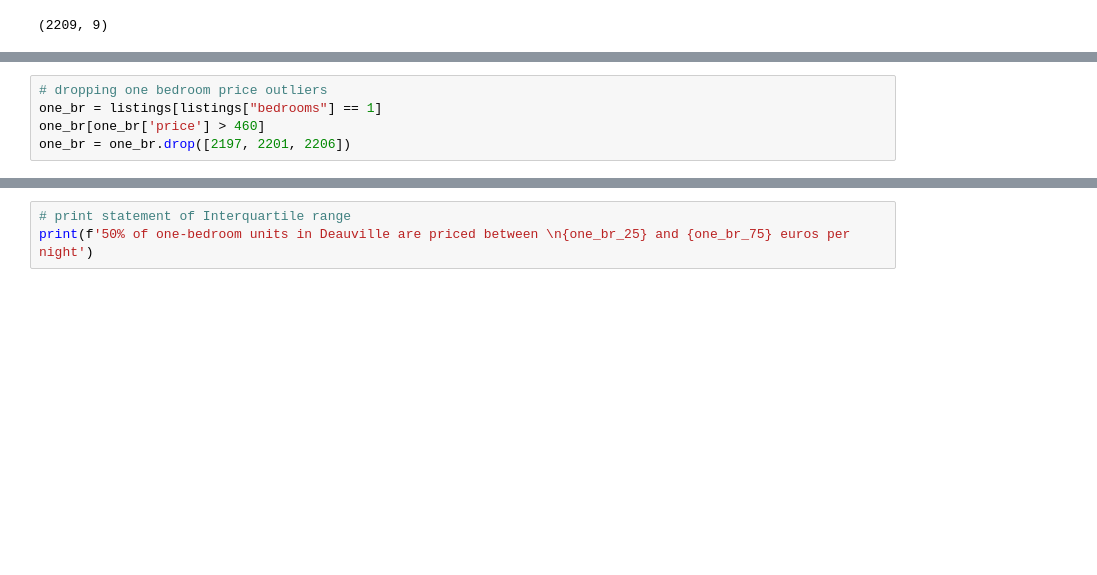
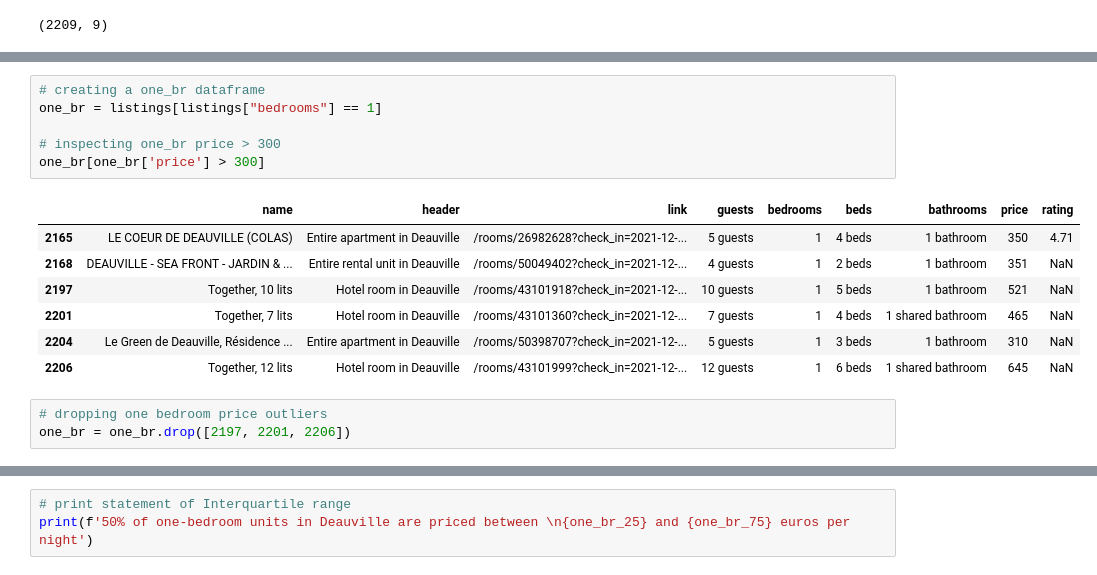
Before and after one commit to databooter/Airbnb_Scraper, a Jupyter notebook: EDA/One_Bedrooms_EDA_Deauville.ipynb, the cells around one changed output, grey strips where cells are left out. Saved outputs shown, nothing was run; the diff lists cells and outputs as text; blank space fills up the shorter version.

```diff
--- a/EDA/One_Bedrooms_EDA_Deauville.ipynb
+++ b/EDA/One_Bedrooms_EDA_Deauville.ipynb
@@ -71,5 +89,17 @@ plt.show()
+# %%
+# creating a one_br dataframe
+one_br = listings[listings["bedrooms"] == 1]
+
+# inspecting one_br price > 300
+one_br[one_br['price'] > 300]
+# %% [output]
+|  | name | header | link | guests | bedrooms | beds | bathrooms | price | rating |
+| 2165 | LE COEUR DE DEAUVILLE (COLAS) | Entire apartment in Deauville | /rooms/26982628?check_in=2021-12-... | 5 guests | 1 | 4 beds | 1 bathroom | 350 | 4.71 |
+| 2168 | DEAUVILLE - SEA FRONT - JARDIN & ... | Entire rental unit in Deauville | /rooms/50049402?check_in=2021-12-... | 4 guests | 1 | 2 beds | 1 bathroom | 351 | NaN |
+| 2197 | Together, 10 lits | Hotel room in Deauville | /rooms/43101918?check_in=2021-12-... | 10 guests | 1 | 5 beds | 1 bathroom | 521 | NaN |
+| 2201 | Together, 7 lits | Hotel room in Deauville | /rooms/43101360?check_in=2021-12-... | 7 guests | 1 | 4 beds | 1 shared bathroom | 465 | NaN |
+| 2204 | Le Green de Deauville, Résidence ... | Entire apartment in Deauville | /rooms/50398707?check_in=2021-12-... | 5 guests | 1 | 3 beds | 1 bathroom | 310 | NaN |
+| 2206 | Together, 12 lits | Hotel room in Deauville | /rooms/43101999?check_in=2021-12-... | 12 guests | 1 | 6 beds | 1 shared bathroom | 645 | NaN |
 # %%
 # dropping one bedroom price outliers
-one_br = listings[listings["bedrooms"] == 1]
-one_br[one_br['price'] > 460]
 one_br = one_br.drop([2197, 2201, 2206])
```
Also changed, not shown: parts of 13 cells of this notebook, 4 other files.
